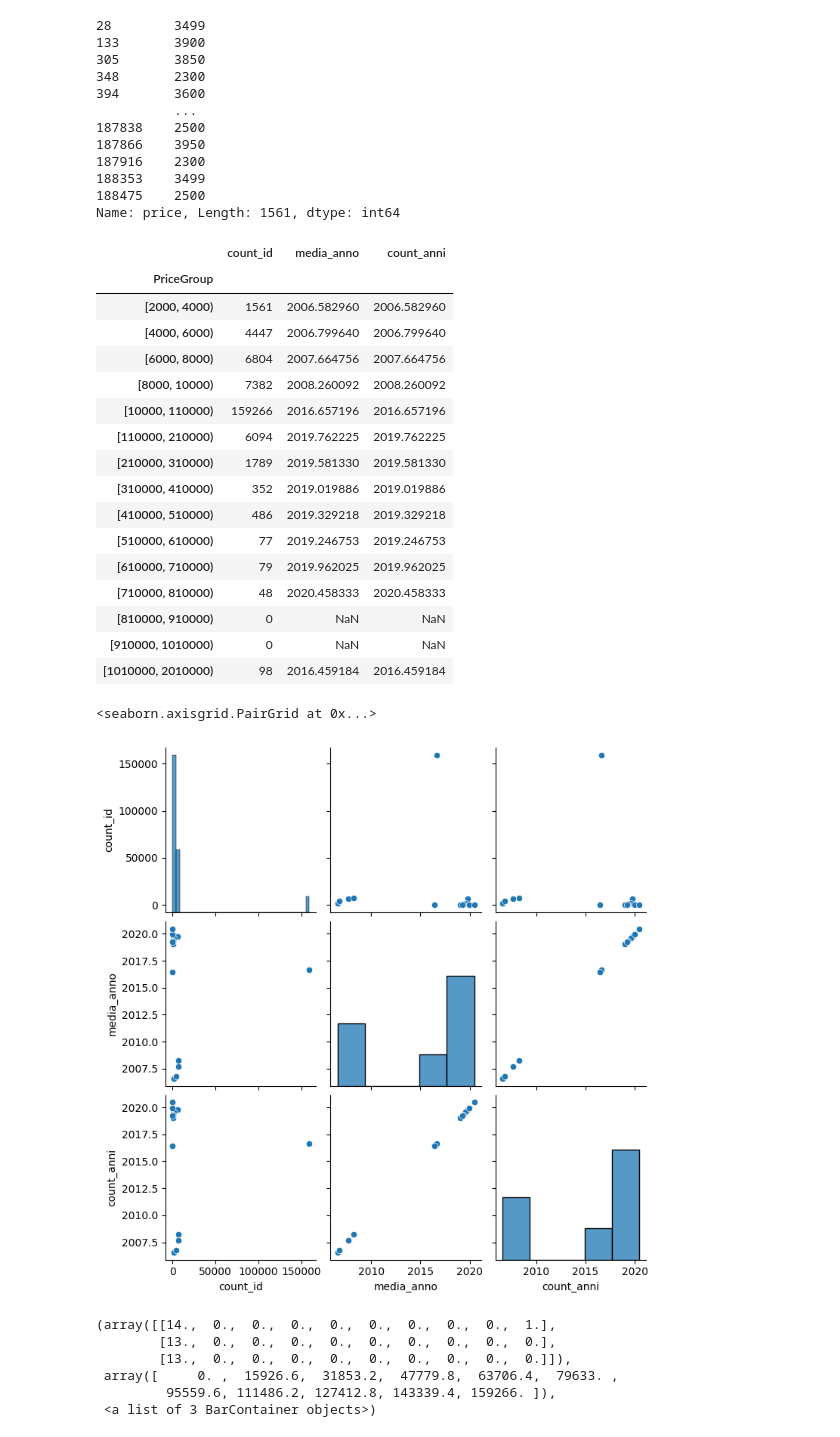
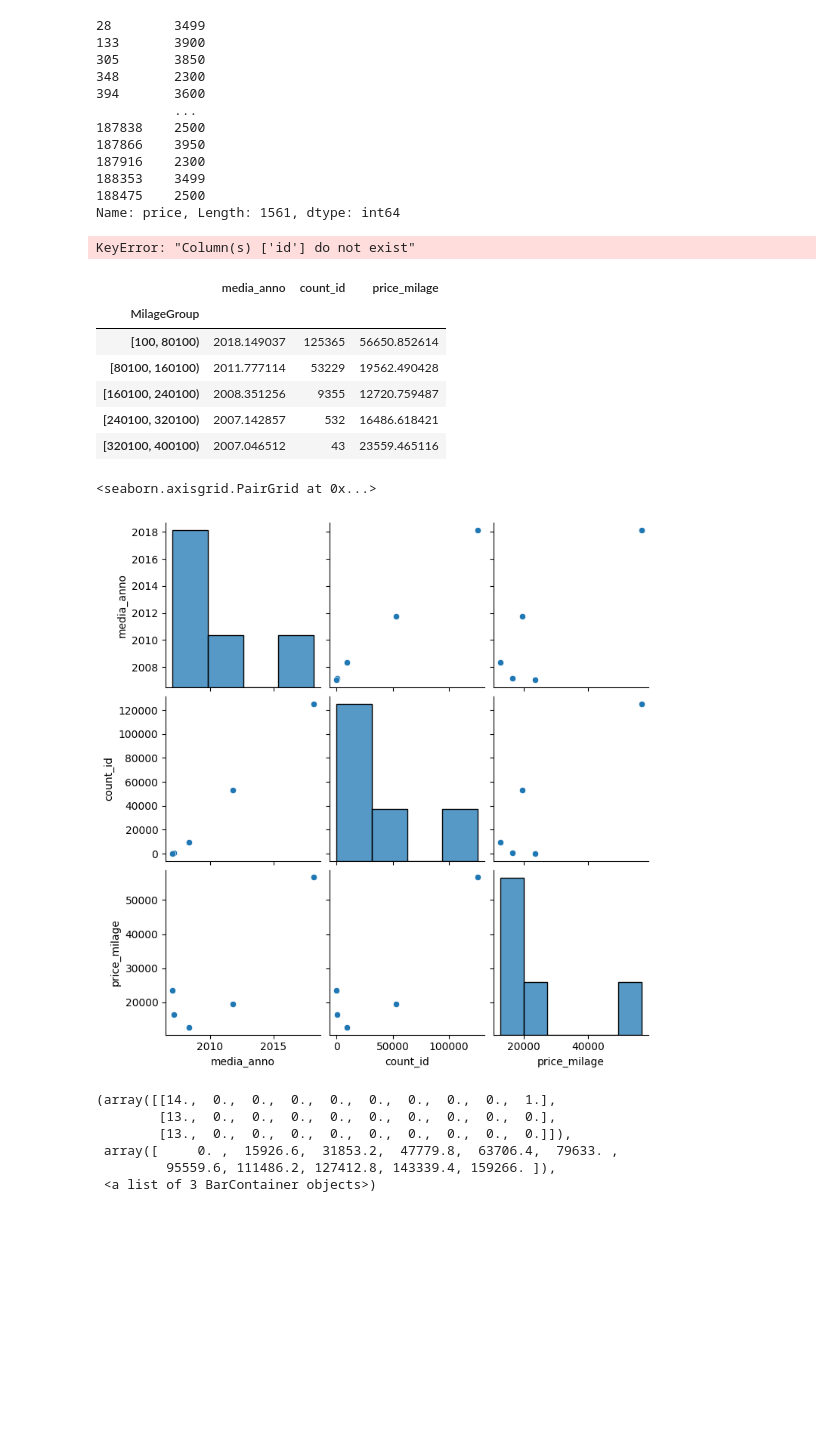
Before and after one commit to f-lost/esercizi_stefano, a Jupyter notebook: corso_python/20.11/Es_Gruppo/analisi_dati.ipynb, the cells around one changed output. Cells and saved outputs as stored; diff of their text form; code cells hidden in the pictures; blank space fills up the shorter version.

```diff
--- a/corso_python/20.11/Es_Gruppo/analisi_dati.ipynb
+++ b/corso_python/20.11/Es_Gruppo/analisi_dati.ipynb
@@ -147,30 +147,35 @@ def custom_range(start, stop):
 
 df['PriceGroup'] = pd.cut(df['price'], bins= custom_range(2000,2954083), right= False)
 
-price_group =  df.groupby('PriceGroup').agg(count_id =  ('id', 'count'),media_anno=('model_year', 'mean'), count_anni = ('model_year', 'mean'))
+price_group =  df.groupby('PriceGroup').agg(count_id =  ('id', 'count'),media_anno=('model_year', 'mean'))
 
 display(price_group)
 sns.pairplot(price_group)
 # %% [output]
-|  | count_id | media_anno | count_anni |
-| PriceGroup |  |  |  |
-| [2000, 4000) | 1561 | 2006.582960 | 2006.582960 |
-| [4000, 6000) | 4447 | 2006.799640 | 2006.799640 |
-| [6000, 8000) | 6804 | 2007.664756 | 2007.664756 |
-| [8000, 10000) | 7382 | 2008.260092 | 2008.260092 |
-| [10000, 110000) | 159266 | 2016.657196 | 2016.657196 |
-| [110000, 210000) | 6094 | 2019.762225 | 2019.762225 |
-| [210000, 310000) | 1789 | 2019.581330 | 2019.581330 |
-| [310000, 410000) | 352 | 2019.019886 | 2019.019886 |
-| [410000, 510000) | 486 | 2019.329218 | 2019.329218 |
-| [510000, 610000) | 77 | 2019.246753 | 2019.246753 |
-| [610000, 710000) | 79 | 2019.962025 | 2019.962025 |
-| [710000, 810000) | 48 | 2020.458333 | 2020.458333 |
-| [810000, 910000) | 0 | NaN | NaN |
-| [910000, 1010000) | 0 | NaN | NaN |
-| [1010000, 2010000) | 98 | 2016.459184 | 2016.459184 |
-<seaborn.axisgrid.PairGrid at 0x...>
+KeyError: "Column(s) ['id'] do not exist"
-[figure, removed]
+# %%
+df['MilageGroup'] = pd.cut(df['milage'], bins= range(100,405000, 80000), right= False)
+
+milage_group =  df.groupby('MilageGroup').agg(
+    media_anno=('model_year', 'mean'),
+    count_id = ('model_year', 'count'),
+
+    price_milage = ('price', 'mean')
+)
+
+display(milage_group)
+#plt.hist(price_group['milage_price'])
+sns.pairplot(milage_group)
+# %% [output]
+|  | media_anno | count_id | price_milage |
+| MilageGroup |  |  |  |
+| [100, 80100) | 2018.149037 | 125365 | 56650.852614 |
+| [80100, 160100) | 2011.777114 | 53229 | 19562.490428 |
+| [160100, 240100) | 2008.351256 | 9355 | 12720.759487 |
+| [240100, 320100) | 2007.142857 | 532 | 16486.618421 |
+| [320100, 400100) | 2007.046512 | 43 | 23559.465116 |
+<seaborn.axisgrid.PairGrid at 0x...>
+[figure, added]
 # %%
 plt.hist(price_group)
 # %% [output]
```
Also changed, not shown: parts of 3 cells of this notebook.
